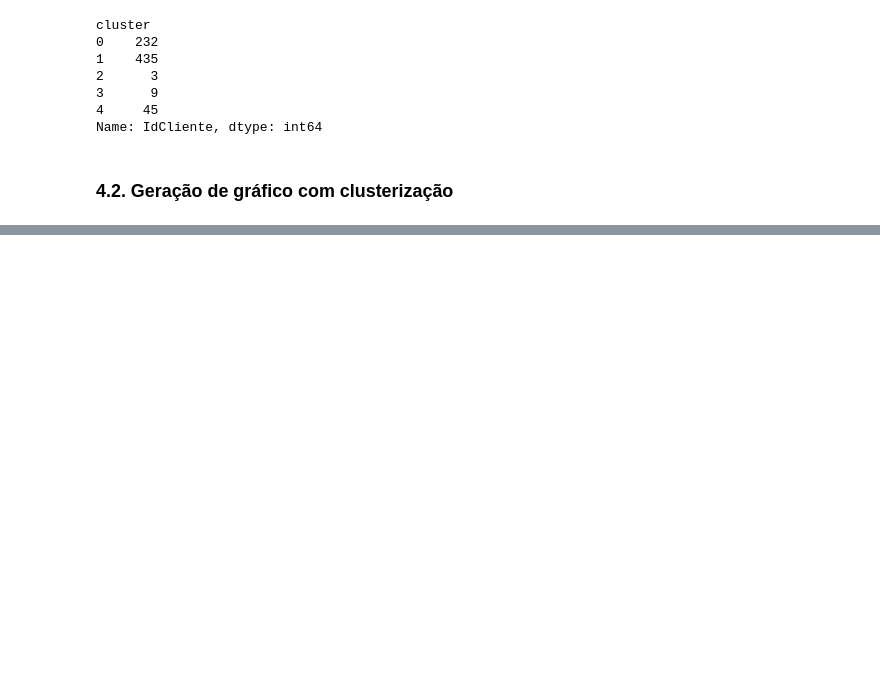
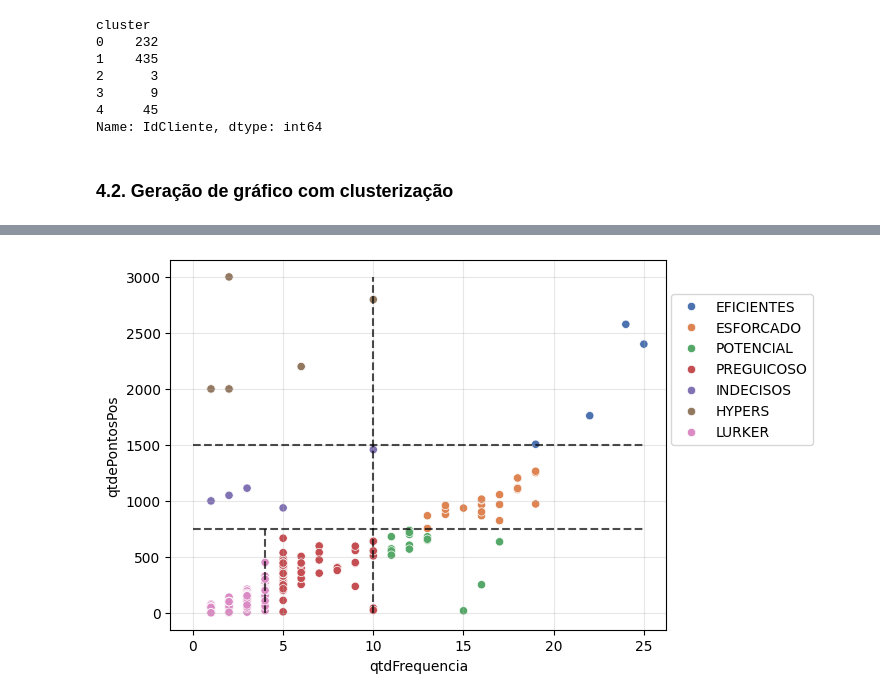
Before and after one commit to netofr19/loyalty-predict, a Jupyter notebook: src/analytics/frequencia_valor.ipynb, the cells around one changed output, grey strips where cells are left out. Drawn from its saved outputs; the diff is of its cells as text; code cells hidden in the pictures; blank space fills up the shorter version.

```diff
--- a/src/analytics/frequencia_valor.ipynb
+++ b/src/analytics/frequencia_valor.ipynb
@@ -90,0 +99,6 @@ plt.grid(True, alpha=.3)
+# %%
+engine = sqlalchemy.create_engine("sqlite:///../../data/loyalty-system/database.db")
+query = import_query("frequencia_valor.sql")
+df_manual = pd.read_sql(query, engine)
+df_manual = df_manual[df_manual["qtdePontosPos"] < 4000]
+df_manual.head()
@@ -90,0 +112,16 @@ plt.grid(True, alpha=.3)
+# %%
+plt.Figure(figsize=(12, 6))
+
+sns.scatterplot(data=df_manual, x="qtdFrequencia", y="qtdePontosPos", hue="cluster", palette="deep")
+
+plt.hlines(y=1500, xmin=0, xmax=25, color="black", linestyles="dashed", alpha=.7)
+plt.hlines(y=750, xmin=0, xmax=25, color="black", linestyles="dashed", alpha=.7)
+
+plt.vlines(x=4, ymin=0, ymax=750, color="black", linestyles="dashed", alpha=.7)
+plt.vlines(x=10, ymin=0, ymax=3000, color="black", linestyles="dashed", alpha=.7)
+
+plt.legend(loc=(1.01, 0.5))
+
+plt.grid(True, alpha=.3)
+# %% [output]
+[figure, added]
```
Also changed, not shown: parts of 3 cells of this notebook, 6 other files.
